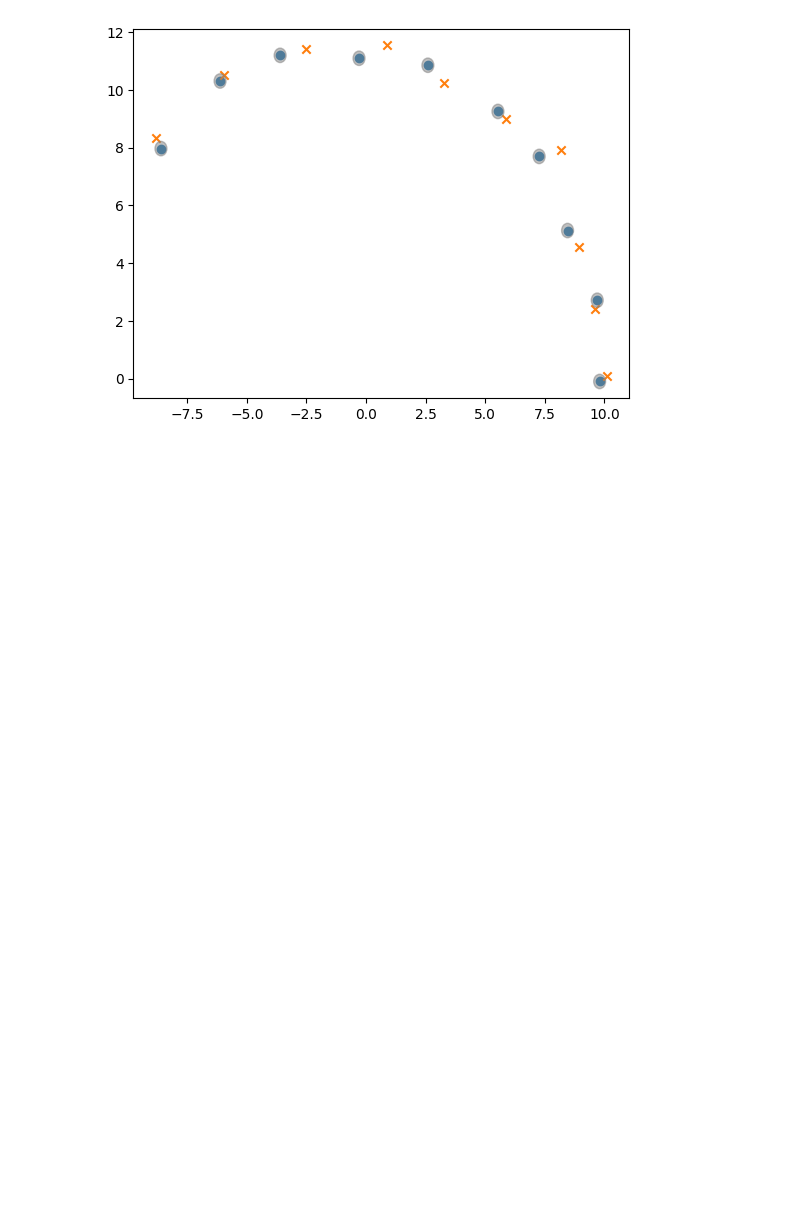
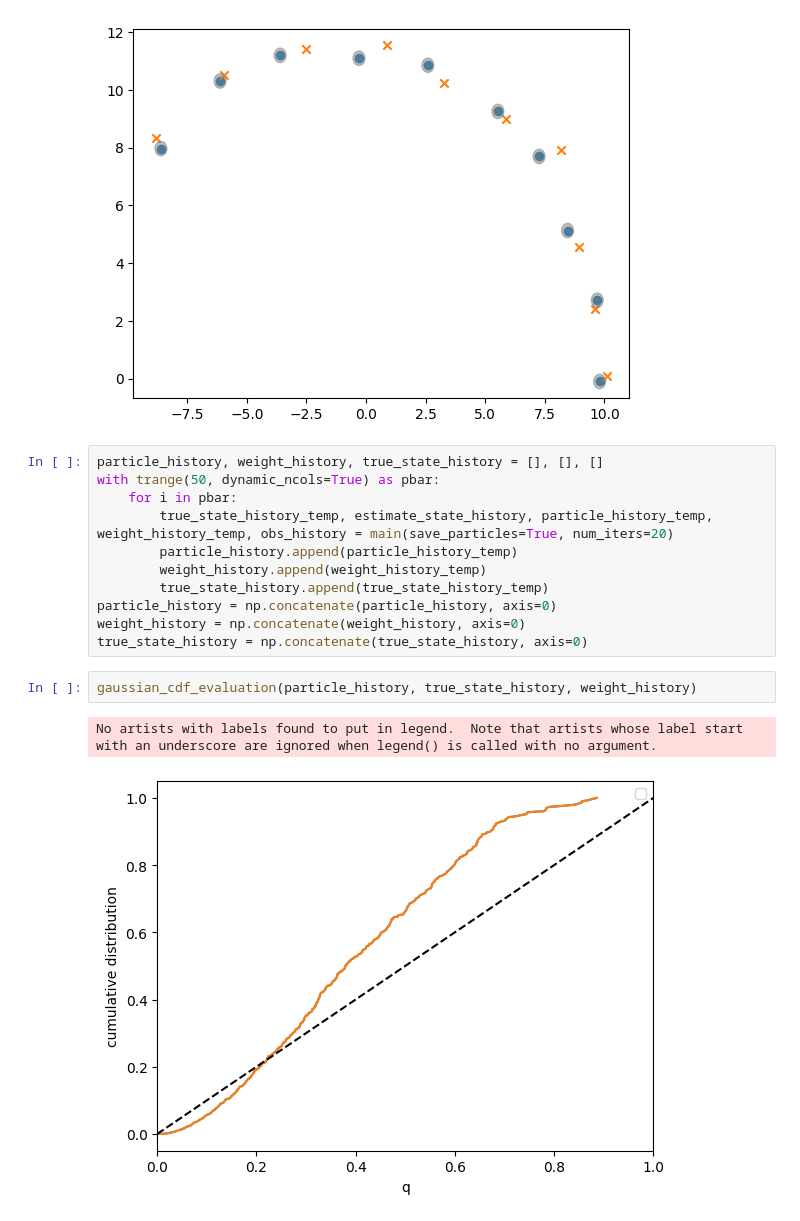
Before and after one commit to changmin-yu/particle-filtering-playground, a Jupyter notebook: notebooks/test_lds.ipynb, the cells around one changed output. Saved outputs shown, nothing was run; the diff lists cells and outputs as text; blank space fills up the shorter version.

```diff
--- a/notebooks/test_lds.ipynb
+++ b/notebooks/test_lds.ipynb
@@ -70,3 +70,19 @@ for i in range(10):
     h.add_artist(ell)
 # %% [output]
 [figure]
+# %%
+particle_history, weight_history, true_state_history = [], [], []
+with trange(50, dynamic_ncols=True) as pbar:
+    for i in pbar:
+        true_state_history_temp, estimate_state_history, particle_history_temp, weight_history_temp, obs_history = main(save_particles=True, num_iters=20)
+        particle_history.append(particle_history_temp)
+        weight_history.append(weight_history_temp)
+        true_state_history.append(true_state_history_temp)
+particle_history = np.concatenate(particle_history, axis=0)
+weight_history = np.concatenate(weight_history, axis=0)
+true_state_history = np.concatenate(true_state_history, axis=0)
+# %%
+gaussian_cdf_evaluation(particle_history, true_state_history, weight_history)
+# %% [output]
+No artists with labels found to put in legend.  Note that artists whose label start with an underscore are ignored when legend() is called with no argument.
+[figure, added]
```
Also changed, not shown: parts of 4 cells of this notebook, 2 other files.
